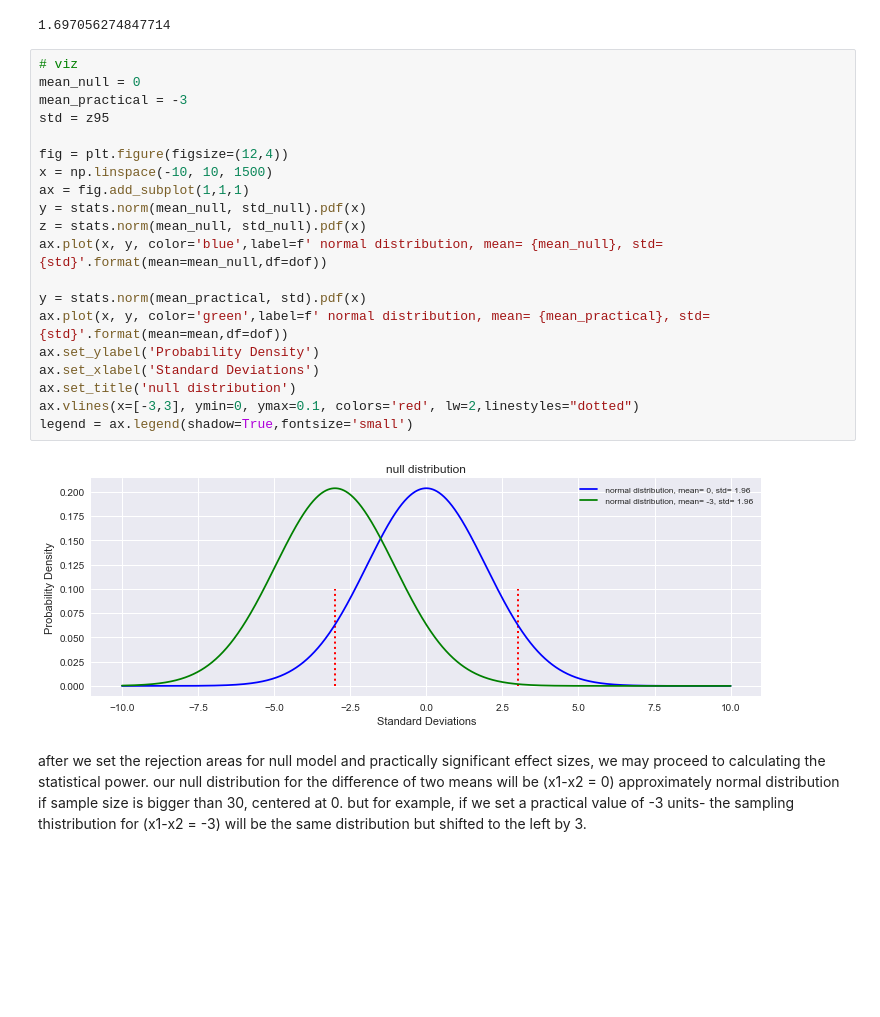
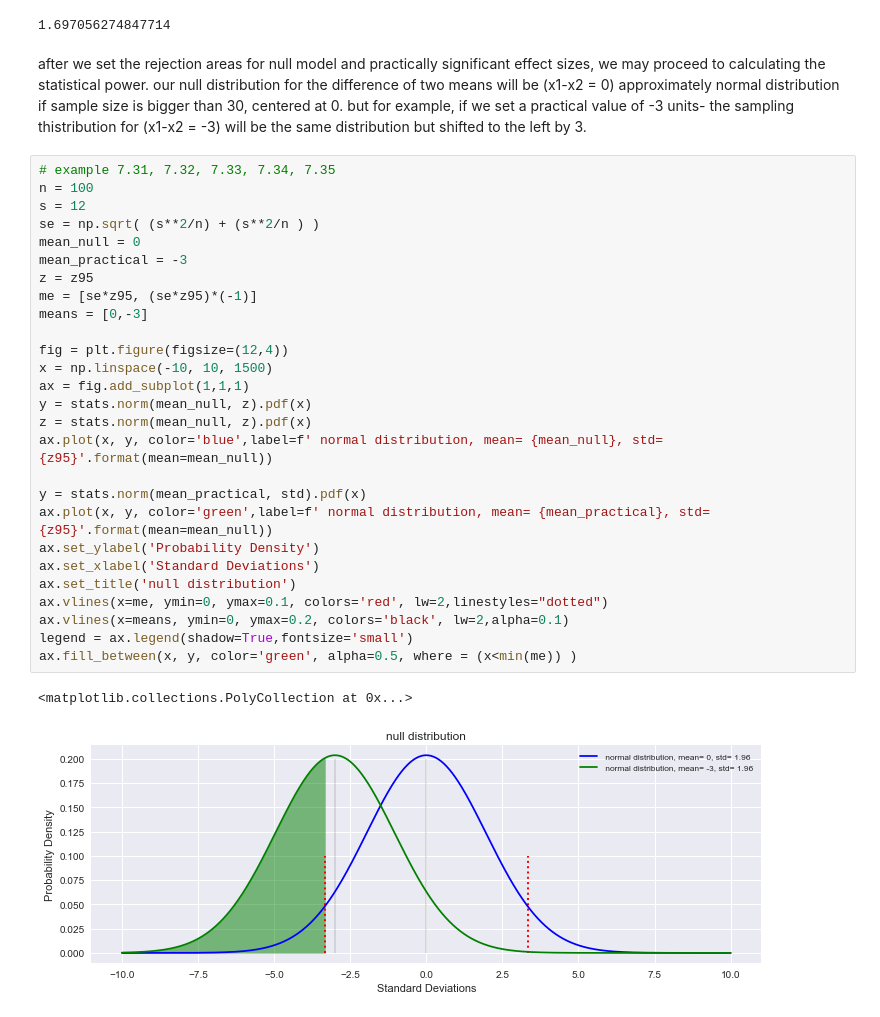
Before and after one commit to mseyhan/statistical-learning, a Jupyter notebook: chapter7_4.ipynb, the cells around one changed output. Saved outputs shown, nothing was run; the diff lists cells and outputs as text; blank space fills up the shorter version.

```diff
--- a/chapter7_4.ipynb
+++ b/chapter7_4.ipynb
@@ -39,27 +39,35 @@ a)
 H0: the new drug performs exactly as well as the standard medication (u_trtmnt - u_ctrl = 0)
 HA: the new drug's performance differs from the standard medication (u_trtmnt - u_ctrl != 0)
 1.697056274847714
-# %%
-# viz
-mean_null = 0
-mean_practical = -3
-std = z95
-
-fig = plt.figure(figsize=(12,4))
-x = np.linspace(-10, 10, 1500)
-ax = fig.add_subplot(1,1,1)
-y = stats.norm(mean_null, std_null).pdf(x)
-z = stats.norm(mean_null, std_null).pdf(x)
-ax.plot(x, y, color='blue',label=f' normal distribution, mean= {mean_null}, std= {std}'.format(mean=mean_null,df=dof))
-
-y = stats.norm(mean_practical, std).pdf(x)
-ax.plot(x, y, color='green',label=f' normal distribution, mean= {mean_practical}, std= {std}'.format(mean=mean,df=dof))
-ax.set_ylabel('Probability Density')
-ax.set_xlabel('Standard Deviations')
-ax.set_title('null distribution')
-ax.vlines(x=[-3,3], ymin=0, ymax=0.1, colors='red', lw=2,linestyles="dotted")
-legend = ax.legend(shadow=True,fontsize='small')
-# %% [output]
-[figure, removed]
 # %% [markdown]
 after we set the rejection areas for null model and practically significant effect sizes, we may proceed to calculating the statistical power. our null distribution for the difference of two means will be (x1-x2 = 0) approximately normal distribution if sample size is bigger than 30, centered at 0. but for example, if we set a practical value of -3 units- the sampling thistribution for (x1-x2 = -3) will be the same distribution but shifted to the left by 3.
+# %%
+# example 7.31, 7.32, 7.33, 7.34, 7.35
+n = 100
+s = 12
+se = np.sqrt( (s**2/n) + (s**2/n ) )
+mean_null = 0
+mean_practical = -3
+z = z95
+me = [se*z95, (se*z95)*(-1)]
+means = [0,-3]
+
+fig = plt.figure(figsize=(12,4))
+x = np.linspace(-10, 10, 1500)
+ax = fig.add_subplot(1,1,1)
+y = stats.norm(mean_null, z).pdf(x)
+z = stats.norm(mean_null, z).pdf(x)
+ax.plot(x, y, color='blue',label=f' normal distribution, mean= {mean_null}, std= {z95}'.format(mean=mean_null))
+
+y = stats.norm(mean_practical, std).pdf(x)
+ax.plot(x, y, color='green',label=f' normal distribution, mean= {mean_practical}, std= {z95}'.format(mean=mean_null))
+ax.set_ylabel('Probability Density')
+ax.set_xlabel('Standard Deviations')
+ax.set_title('null distribution')
+ax.vlines(x=me, ymin=0, ymax=0.1, colors='red', lw=2,linestyles="dotted")
+ax.vlines(x=means, ymin=0, ymax=0.2, colors='black', lw=2,alpha=0.1)
+legend = ax.legend(shadow=True,fontsize='small')
+ax.fill_between(x, y, color='green', alpha=0.5, where = (x<min(me)) )
+# %% [output]
+<matplotlib.collections.PolyCollection at 0x...>
+[figure, added]
```
